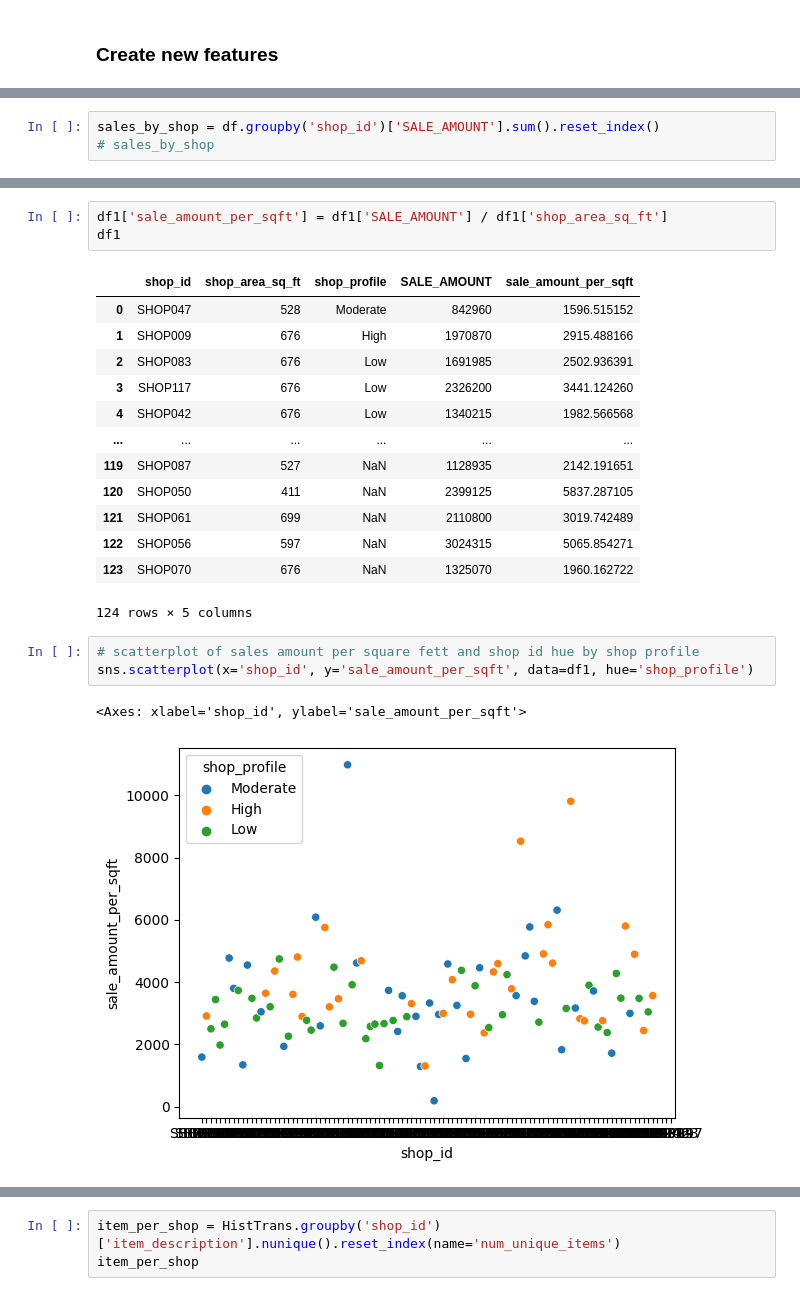
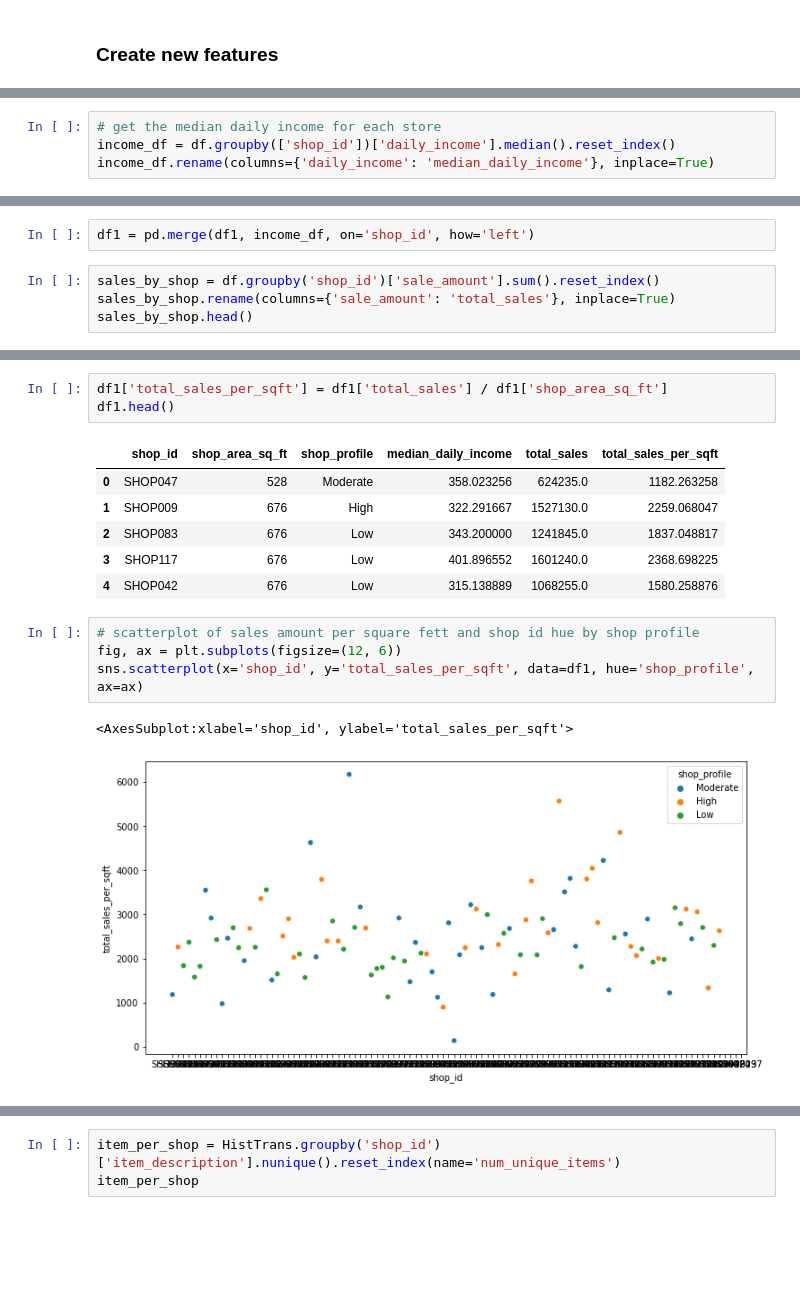
Before and after one commit to tharoosha/DataStorm077, a Jupyter notebook: Day3/Notebook04_new.ipynb, the cells around one changed output, grey strips where cells are left out. Saved outputs shown, nothing was run; the diff lists cells and outputs as text; blank space fills up the shorter version.

```diff
--- a/Day3/Notebook04_new.ipynb
+++ b/Day3/Notebook04_new.ipynb
@@ -540,0 +318,4 @@ outliers_df2
+# %%
+# get the median daily income for each store
+income_df = df.groupby(['shop_id'])['daily_income'].median().reset_index()
+income_df.rename(columns={'daily_income': 'median_daily_income'}, inplace=True)
@@ -541,3 +328,6 @@ outliers_df2
+# %%
+df1 = pd.merge(df1, income_df, on='shop_id', how='left')
 # %%
-sales_by_shop = df.groupby('shop_id')['SALE_AMOUNT'].sum().reset_index()
-# sales_by_shop
+sales_by_shop = df.groupby('shop_id')['sale_amount'].sum().reset_index()
+sales_by_shop.rename(columns={'sale_amount': 'total_sales'}, inplace=True)
+sales_by_shop.head()
@@ -567,25 +358,19 @@ sns.scatterplot(x='shop_id', y='SALE_AMOUNT', data=df1, hue='shop_profile')
 # %%
-df1['sale_amount_per_sqft'] = df1['SALE_AMOUNT'] / df1['shop_area_sq_ft']
-df1
+df1['total_sales_per_sqft'] = df1['total_sales'] / df1['shop_area_sq_ft']
+df1.head()
 # %% [output]
-|  | shop_id | shop_area_sq_ft | shop_profile | SALE_AMOUNT | sale_amount_per_sqft |
-| 0 | SHOP047 | 528 | Moderate | 842960 | 1596.515152 |
-| 1 | SHOP009 | 676 | High | 1970870 | 2915.488166 |
-| 2 | SHOP083 | 676 | Low | 1691985 | 2502.936391 |
-| 3 | SHOP117 | 676 | Low | 2326200 | 3441.124260 |
-| 4 | SHOP042 | 676 | Low | 1340215 | 1982.566568 |
-| ... | ... | ... | ... | ... | ... |
-| 119 | SHOP087 | 527 | NaN | 1128935 | 2142.191651 |
-| 120 | SHOP050 | 411 | NaN | 2399125 | 5837.287105 |
-| 121 | SHOP061 | 699 | NaN | 2110800 | 3019.742489 |
-| 122 | SHOP056 | 597 | NaN | 3024315 | 5065.854271 |
-| 123 | SHOP070 | 676 | NaN | 1325070 | 1960.162722 |
+|  | shop_id | shop_area_sq_ft | shop_profile | median_daily_income | total_sales | total_sales_per_sqft |
+| 0 | SHOP047 | 528 | Moderate | 358.023256 | 624235.0 | 1182.263258 |
+| 1 | SHOP009 | 676 | High | 322.291667 | 1527130.0 | 2259.068047 |
+| 2 | SHOP083 | 676 | Low | 343.200000 | 1241845.0 | 1837.048817 |
+| 3 | SHOP117 | 676 | Low | 401.896552 | 1601240.0 | 2368.698225 |
+| 4 | SHOP042 | 676 | Low | 315.138889 | 1068255.0 | 1580.258876 |
-124 rows × 5 columns
 # %%
 # scatterplot of sales amount per square fett and shop id hue by shop profile
-sns.scatterplot(x='shop_id', y='sale_amount_per_sqft', data=df1, hue='shop_profile')
+fig, ax = plt.subplots(figsize=(12, 6))
+sns.scatterplot(x='shop_id', y='total_sales_per_sqft', data=df1, hue='shop_profile', ax=ax)
 # %% [output]
-<Axes: xlabel='shop_id', ylabel='sale_amount_per_sqft'>
+<AxesSubplot:xlabel='shop_id', ylabel='total_sales_per_sqft'>
-[figure, old version]
+[figure, new version]
 # %%
 customers_per_shop = HistTrans.groupby('shop_id')['customer_id'].nunique().reset_index(name='num_unique_customers')
```
Also changed, not shown: parts of 108 cells of this notebook, 3 other files.
